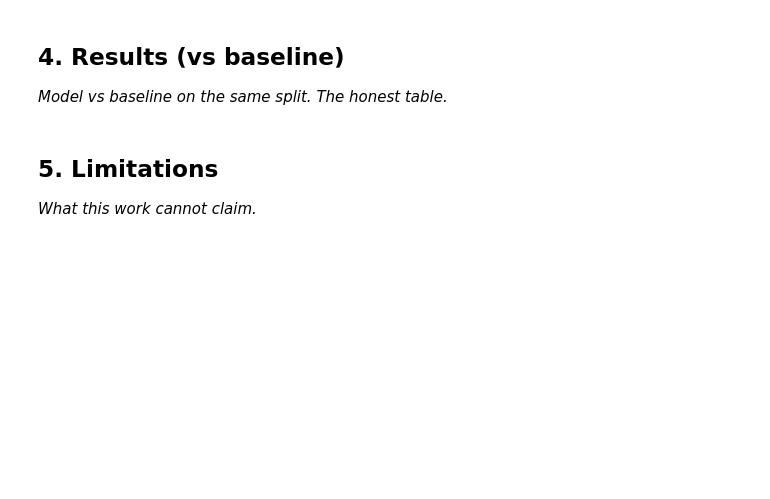
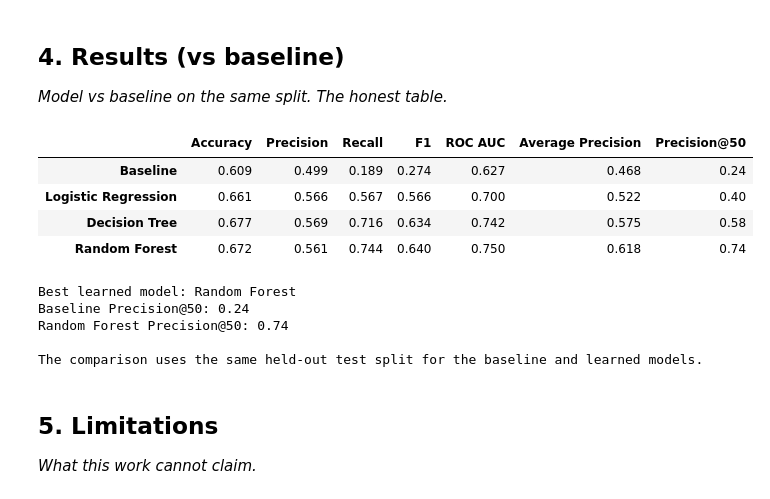
Before and after one commit to vangaricharmi-cmyk/flyrank-ml-internship, a Jupyter notebook: work/notebooks/capstone.ipynb, the cells around one changed output. Cells and saved outputs as stored; diff of their text form; code cells hidden in the pictures; blank space fills up the shorter version.

```diff
--- a/work/notebooks/capstone.ipynb
+++ b/work/notebooks/capstone.ipynb
@@ -22,6 +471,42 @@ This skeleton is yours to fill. Work the sections **in order** — each one has
 ## 4. Results (vs baseline)
 
 *Model vs baseline on the same split. The honest table.*
+# %%
+## Results
+
+# Display the measured comparison from the same test split
+results_display = results_df.copy()
+
+display(
+    results_display.round(3)
+)
+
+print("Best learned model:", best_model_name)
+print(
+    "Baseline Precision@50:",
+    round(results_df.loc["Baseline", "Precision@50"], 3)
+)
+print(
+    best_model_name,
+    "Precision@50:",
+    round(results_df.loc[best_model_name, "Precision@50"], 3)
+)
+
+print(
+    "\nThe comparison uses the same held-out test split for the baseline "
+    "and learned models."
+)
+# %% [output]
+|  | Accuracy | Precision | Recall | F1 | ROC AUC | Average Precision | Precision@50 |
+| Baseline | 0.609 | 0.499 | 0.189 | 0.274 | 0.627 | 0.468 | 0.24 |
+| Logistic Regression | 0.661 | 0.566 | 0.567 | 0.566 | 0.700 | 0.522 | 0.40 |
+| Decision Tree | 0.677 | 0.569 | 0.716 | 0.634 | 0.742 | 0.575 | 0.58 |
+| Random Forest | 0.672 | 0.561 | 0.744 | 0.640 | 0.750 | 0.618 | 0.74 |
+Best learned model: Random Forest
+Baseline Precision@50: 0.24
+Random Forest Precision@50: 0.74
+
+The comparison uses the same held-out test split for the baseline and learned models.
 # %% [markdown]
 ## 5. Limitations
 
```
Also changed, not shown: parts of 8 cells of this notebook.
